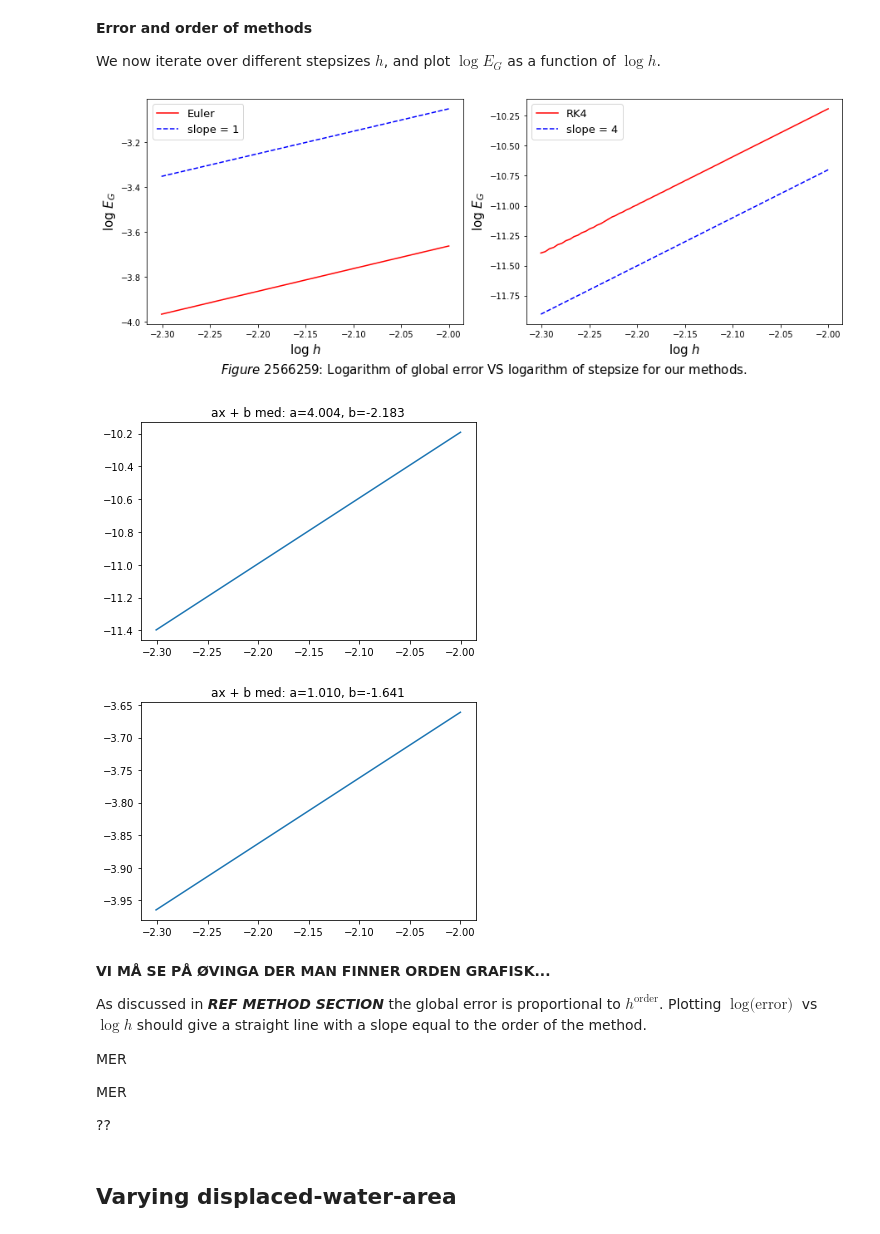
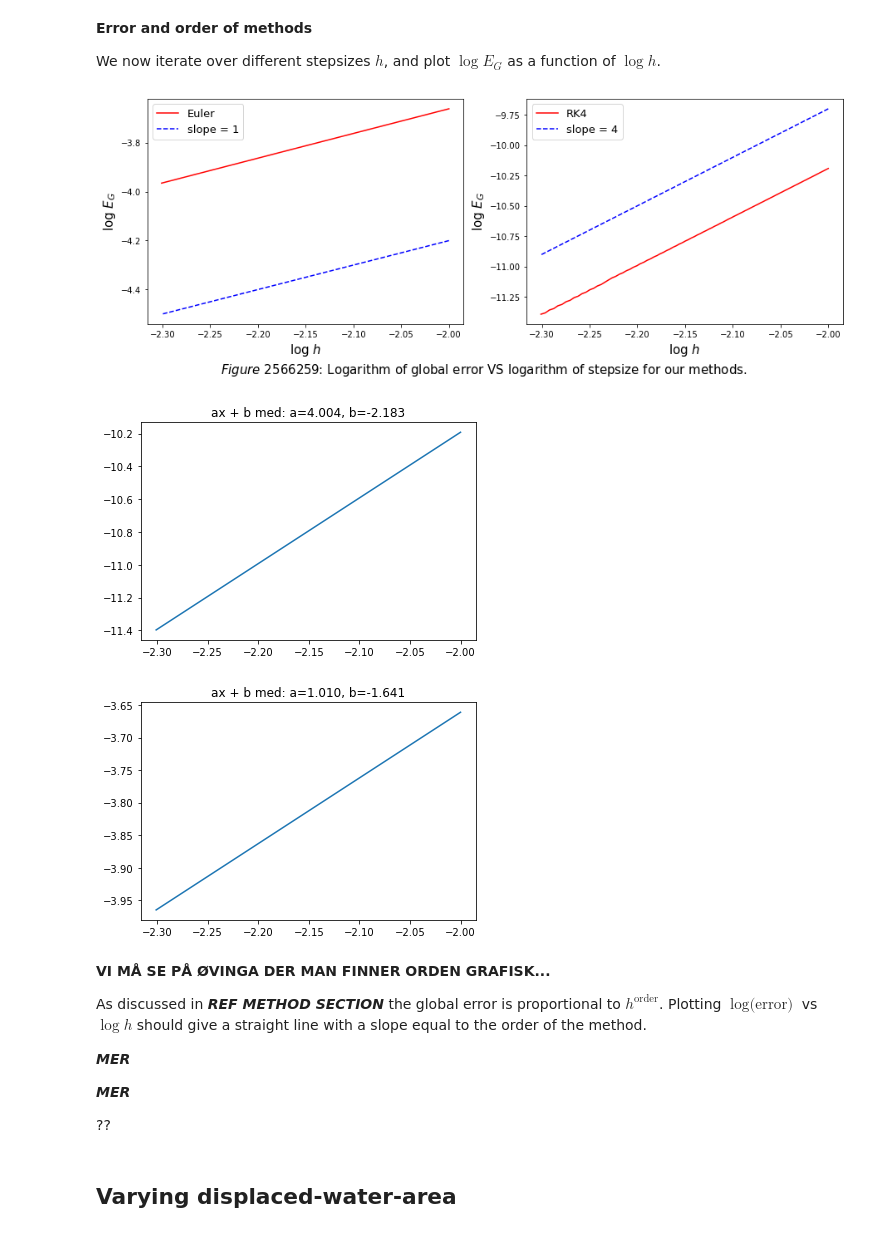
Before and after one commit to Trond01/TMA4320_prosjekt_2, a Jupyter notebook: prosjekt2.ipynb, the cells around one changed output. Drawn from its saved outputs; the diff is of its cells as text; code cells hidden in the pictures.

```diff
--- a/prosjekt2.ipynb
+++ b/prosjekt2.ipynb
@@ -781,62 +769,62 @@ def analytic_harmonic_oscillator(time_array, theta0):
 
 We now iterate over different stepsizes $h$, and plot $\log{E_G}$ as a function of $\log{h}$.
 # %%
-#1h
+# #1h
 
-N = 97
-h_array = np.linspace(1e-2, 5e-3, N)
-global_error_euler = np.zeros(N)
-global_error_RK4   = np.zeros(N)
-w0 = [0.01, 0, 0, 0, yC0, 0, 0, 0] # [theta0, omega0, x0, vx0, y0, vy0, s0, vs0]
+# N = 97
+# h_array = np.linspace(1e-2, 5e-3, N)
+# global_error_euler = np.zeros(N)
+# global_error_RK4   = np.zeros(N)
+# w0 = [0.01, 0, 0, 0, yC0, 0, 0, 0] # [theta0, omega0, x0, vx0, y0, vy0, s0, vs0]
 
-for i in tqdm(range(len(h_array))):
-    h = h_array[i]
-    theta_anal  = analytic_harmonic_oscillator(t_end, w0[0])
-    o, w_euler = ode_solver(f_harmonic_approxilator, t0, t_end, w0, h, method=euler_method)
-    o, w_RK4   = ode_solver(f_harmonic_approxilator, t0, t_end, w0, h, method=RK4_method)
-    global_error_euler[i] = np.abs(theta_anal - w_euler[0][-1])
-    global_error_RK4[i]   = np.abs(theta_anal - w_RK4[0][-1])
+# for i in tqdm(range(len(h_array))):
+#     h = h_array[i]
+#     theta_anal  = analytic_harmonic_oscillator(t_end, w0[0])
+#     o, w_euler = ode_solver(f_harmonic_approxilator, t0, t_end, w0, h, method=euler_method)
+#     o, w_RK4   = ode_solver(f_harmonic_approxilator, t0, t_end, w0, h, method=RK4_method)
+#     global_error_euler[i] = np.abs(theta_anal - w_euler[0][-1])
+#     global_error_RK4[i]   = np.abs(theta_anal - w_RK4[0][-1])
 
-log_euler = np.log10(global_error_euler)
-log_RK4   = np.log10(global_error_RK4)
-log_h     = np.log10(h_array)
+# log_euler = np.log10(global_error_euler)
+# log_RK4   = np.log10(global_error_RK4)
+# log_h     = np.log10(h_array)
 
-x_vals_list = [[log_h,     log_h],     [log_h,   log_h]]
-y_vals_list = [[log_euler, log_h - 1.05], [log_RK4, 4*log_h-2.7]]
-fig_txt = "Logarithm of global error VS logarithm of stepsize for our methods."
+# x_vals_list = [[log_h,     log_h],     [log_h,   log_h]]
+# y_vals_list = [[log_euler, log_h - 2.2], [log_RK4, 4*log_h-1.7]]
+# fig_txt = "Logarithm of global error VS logarithm of stepsize for our methods."
 
-plot_function_dual(x_vals_list, y_vals_list, [['r', 'b--'], ['r', 'b--']],
-    labels = [["Euler", "slope = 1"], ["RK4", "slope = 4"]], xlabels = [r'log $h$', r'log $h$'],
-    ylabels=[r'log $E_G$', r'log $E_G$'], fig_text = fig_txt, loc = ["upper left", "upper left"],
-    title_size=25)
+# plot_function_dual(x_vals_list, y_vals_list, [['r', 'b--'], ['r', 'b--']],
+#     labels = [["Euler", "slope = 1"], ["RK4", "slope = 4"]], xlabels = [r'log $h$', r'log $h$'],
+#     ylabels=[r'log $E_G$', r'log $E_G$'], fig_text = fig_txt, loc = ["upper left", "upper left"],
+#     title_size=25)
 # %% [output]
-[figure, old version]
+[figure, new version]
 # %%
-from scipy.optimize import curve_fit
+# from scipy.optimize import curve_fit
 
-def linear_regression(xvals, yvals):
-    def func(x, a, b):
-        return a*x+b
+# def linear_regression(xvals, yvals):
+#     def func(x, a, b):
+#         return a*x+b
 
-    popt, pcov = curve_fit(func, xvals, yvals)
-    a, b = popt
-    plt.figure()
-    plt.plot(xvals, func(xvals, *popt))
-    plt.title('ax + b med: a=%.3f, b=%.3f' % (a, b))
+#     popt, pcov = curve_fit(func, xvals, yvals)
+#     a, b = popt
+#     plt.figure()
+#     plt.plot(xvals, func(xvals, *popt))
+#     plt.title('ax + b med: a=%.3f, b=%.3f' % (a, b))
 
-linear_regression(log_h, log_RK4)
-linear_regression(log_h, log_euler)
+# linear_regression(log_h, log_RK4)
+# linear_regression(log_h, log_euler)
 # %% [output]
-[figure, old version]
+[figure, new version]
-[figure, old version]
+[figure, new version]
 # %% [markdown]
 **VI MÅ SE PÅ ØVINGA DER MAN FINNER ORDEN GRAFISK...**
 
 As discussed in ***REF METHOD SECTION*** the global error is proportional to $h^{\textrm{order}}$. Plotting $\log\textrm{(error)}$ vs $\log h$ should give a straight line with a slope equal to the order of the method.
 
-MER
+***MER***
 
-MER
+***MER***
 
 ??
 # %% [markdown]
```
Also changed, not shown: parts of 18 cells of this notebook, 10 other files.
